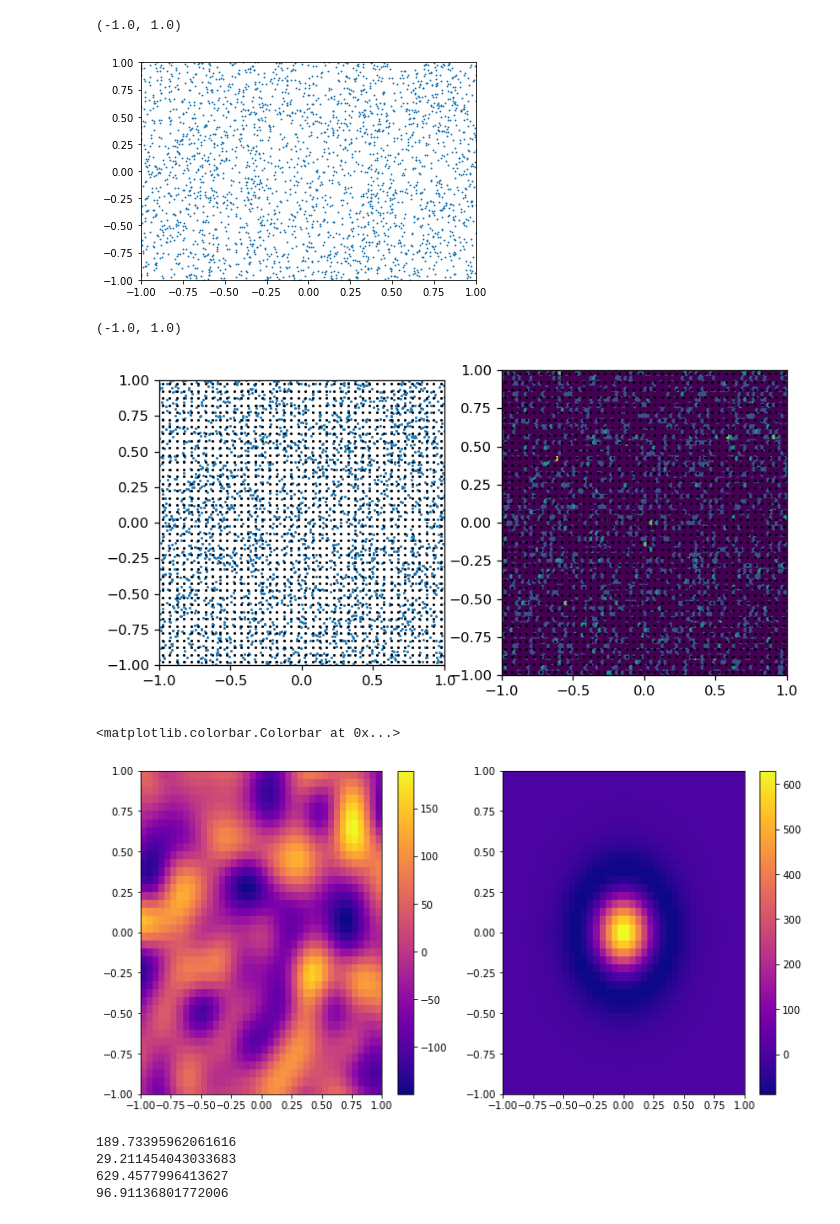
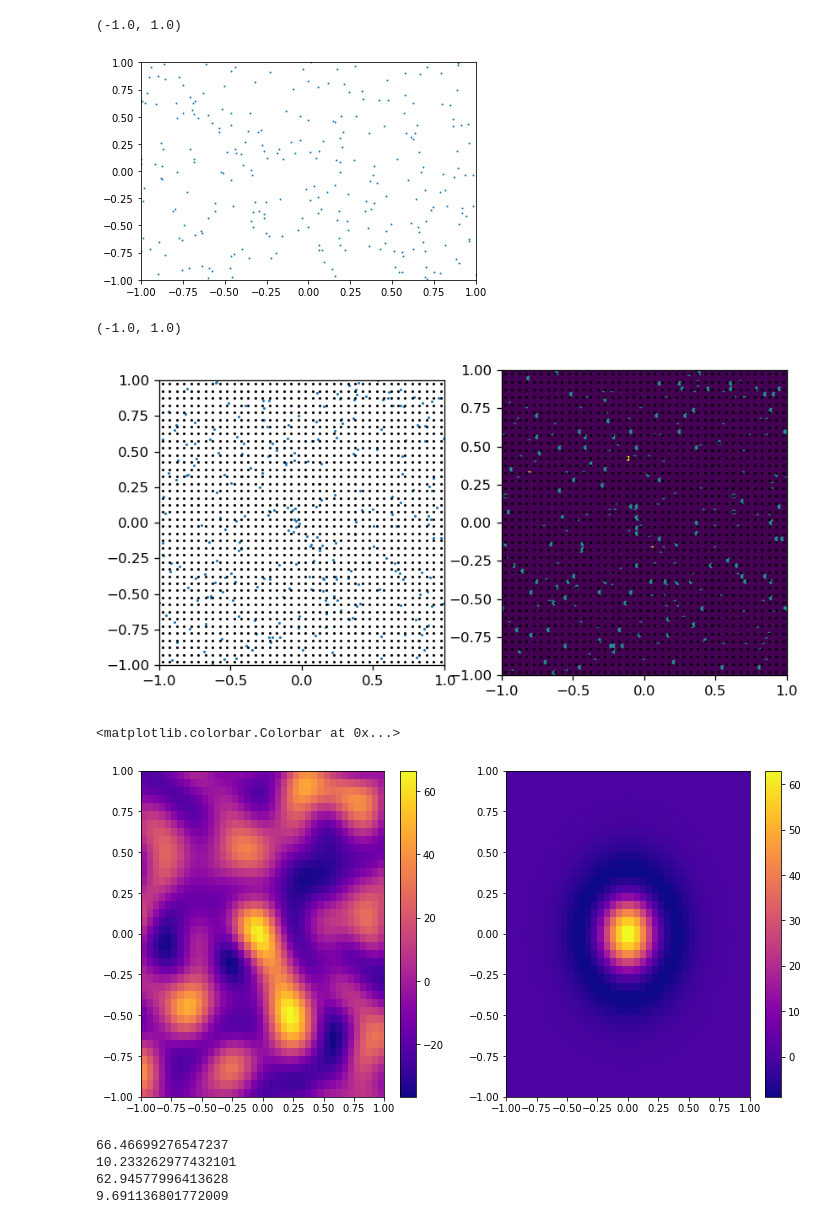
Before and after one commit to edwarddramirez/skysearch, a Jupyter notebook: connection/gaussian_fit.ipynb, the cells around one changed output. Drawn from its saved outputs; the diff is of its cells as text; code cells hidden in the pictures.

```diff
--- a/connection/gaussian_fit.ipynb
+++ b/connection/gaussian_fit.ipynb
@@ -41,7 +41,7 @@ ax.set_ylim([-1,1])
 # %%
 # "uniform distribution"
 
-N_data = 10000
+N_data = 1000
 
 uni = uniform(loc = -2, scale = 4)
 N_uni = N_data
@@ -56,7 +56,7 @@ plt.xlim([-1,1])
 plt.ylim([-1,1])
 # %% [output]
 (-1.0, 1.0)
-[figure, old version]
+[figure, new version]
 # %%
 bx_min, bx_max, by_min, by_max = [-1, 1,
                                   -1, 1]
@@ -83,7 +83,7 @@ ax.set_xlim([-1,1])
 ax.set_ylim([-1,1])
 # %% [output]
 (-1.0, 1.0)
-[figure, old version]
+[figure, new version]
 # %%
 # copy/paste from skysearch/generate_wavelet_coefficients.py
 
@@ -131,30 +131,30 @@ def wt_gaussian_(bx,by,a,sigma,N_data):
 # %%
 # compare to Gaussian
 
 # evaluate norm pdf at each grid point
 output_pdf = np.zeros((len(arr_bx), len(arr_by)))
 for nx in range(len(arr_bx)):
     for ny in range(len(arr_by)):
-        output_pdf[nx,ny] = wt_gaussian_(arr_bx[nx], arr_by[ny], a, 0.1, 100)
+        output_pdf[nx,ny] = wt_gaussian_(arr_bx[nx], arr_by[ny], a, 0.1, 10)
 
 fig = plt.figure(1,figsize=(12,6))
 ax = fig.add_subplot(121)
 
 plot = plt.pcolormesh(arr_bx_plot, arr_by_plot, cwt_map[:,:,0], cmap='plasma', shading='flat'
                      , norm=mpl.colors.Normalize(vmin=np.min(cwt_map[:,:,0]),
                                                  vmax=np.max(cwt_map[:,:,0])))
 ax.set_xlim([-1,1])
 ax.set_ylim([-1,1])
 plt.colorbar(plot)
 
 ax = fig.add_subplot(122)
 plot2 = ax.pcolormesh(arr_bx_plot, arr_by_plot, output_pdf, cmap='plasma', shading='flat')
 ax.set_xlim([-1,1])
 ax.set_ylim([-1,1])
 plt.colorbar(plot2)
 # %% [output]
 <matplotlib.colorbar.Colorbar at 0x...>
-[figure, old version]
+[figure, new version]
 # %%
 print(np.max(cwt_map[:,:,0]))
 print(8/9 * np.max(cwt_map[:,:,0] * a))
@@ -162,7 +162,7 @@ print(8/9 * np.max(cwt_map[:,:,0] * a))
 print(np.max(output_pdf[:,:]))
 print(8/9 * np.max(output_pdf[:,:]) * a)
 # %% [output]
-189.73395962061616
-29.211454043033683
-629.4577996413627
-96.91136801772006
+66.46699276547237
+10.233262977432101
+62.94577996413628
+9.691136801772009
```
Also changed, not shown: parts of 5 cells of this notebook, 1 other file.
